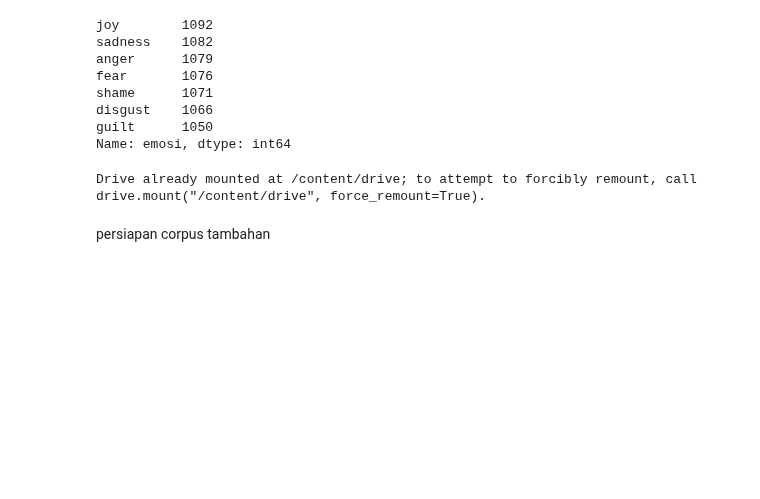
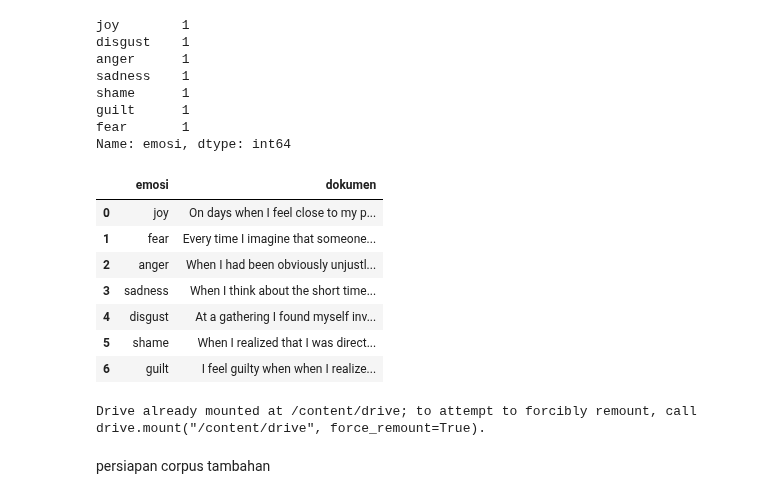
Before and after one commit to alfinmaulani/skripsi, a Jupyter notebook: 1preprocessing.ipynb, the cells around one changed output. Drawn from its saved outputs; the diff is of its cells as text; code cells hidden in the pictures; blank space fills up the shorter version.

```diff
--- a/1preprocessing.ipynb
+++ b/1preprocessing.ipynb
@@ -19,3 +15,4 @@ True
 # %%
 url0='https://raw.githubusercontent.com/alfinmaulani/skripsi/master/dataISEAR.csv'
-df = pd.read_csv(url0)
+urlmin='https://raw.githubusercontent.com/alfinmaulani/skripsi/master/dataisearmini.csv'
+df = pd.read_csv(urlmin)
@@ -22,14 +25,27 @@ df = pd.read_csv(url0)
 # %%
 df.emosi.value_counts()
 # %% [output]
-joy        1092
-sadness    1082
-anger      1079
-fear       1076
-shame      1071
-disgust    1066
-guilt      1050
+joy        1
+disgust    1
+anger      1
+sadness    1
+shame      1
+guilt      1
+fear       1
 Name: emosi, dtype: int64
+# %%
+pd.set_option('display.max_colwidth', None)
+# %%
+df
+# %% [output]
+|  | emosi | dokumen |
+| 0 | joy | On days when I feel close to my p... |
+| 1 | fear | Every time I imagine that someone... |
+| 2 | anger | When I had been obviously unjustl... |
+| 3 | sadness | When I think about the short time... |
+| 4 | disgust | At a gathering I found myself inv... |
+| 5 | shame | When I realized that I was direct... |
+| 6 | guilt | I feel guilty when when I realize... |
 # %%
 from google.colab import drive
 drive.mount('/content/drive')
```
Also changed, not shown: parts of 17 cells of this notebook.
